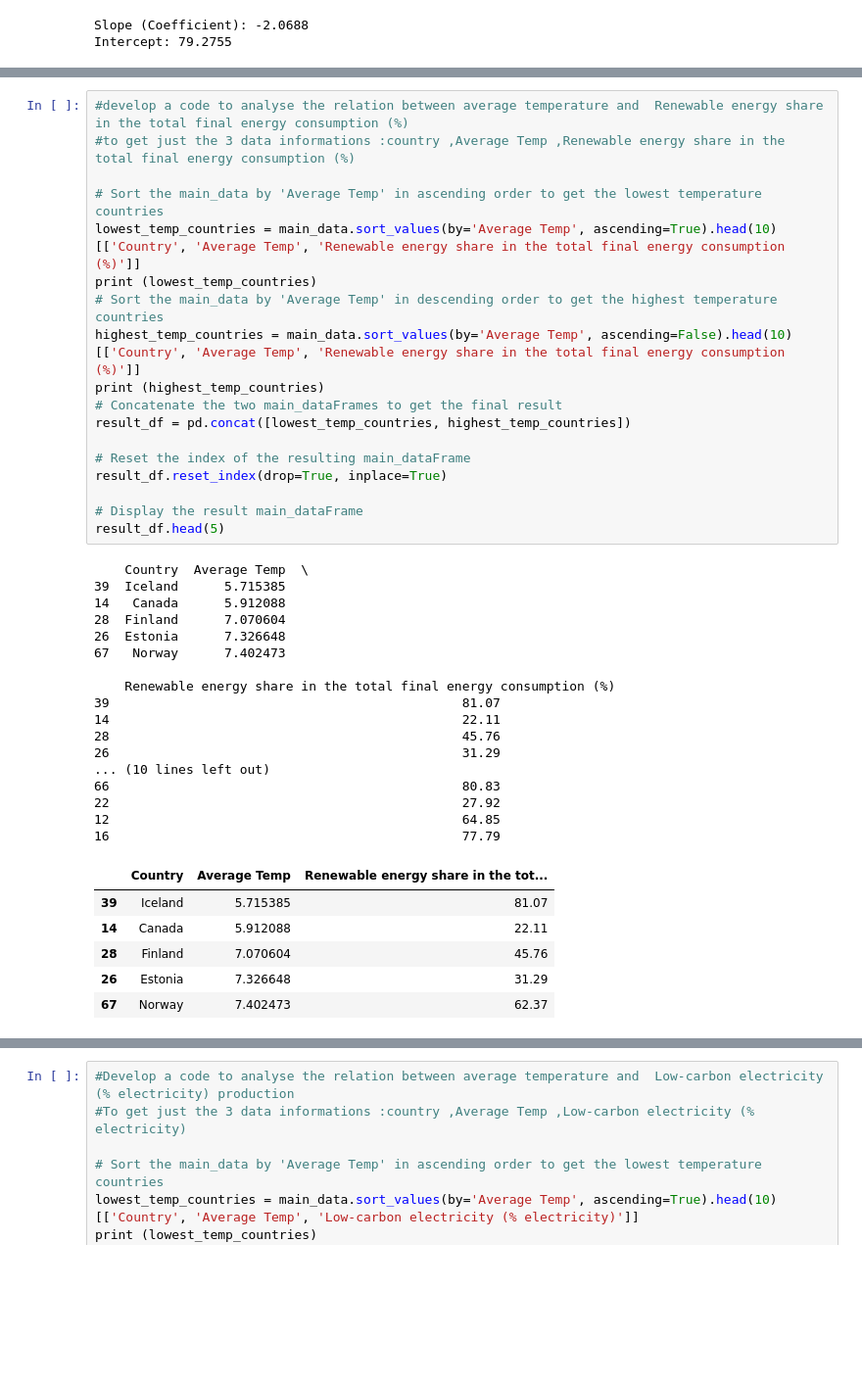
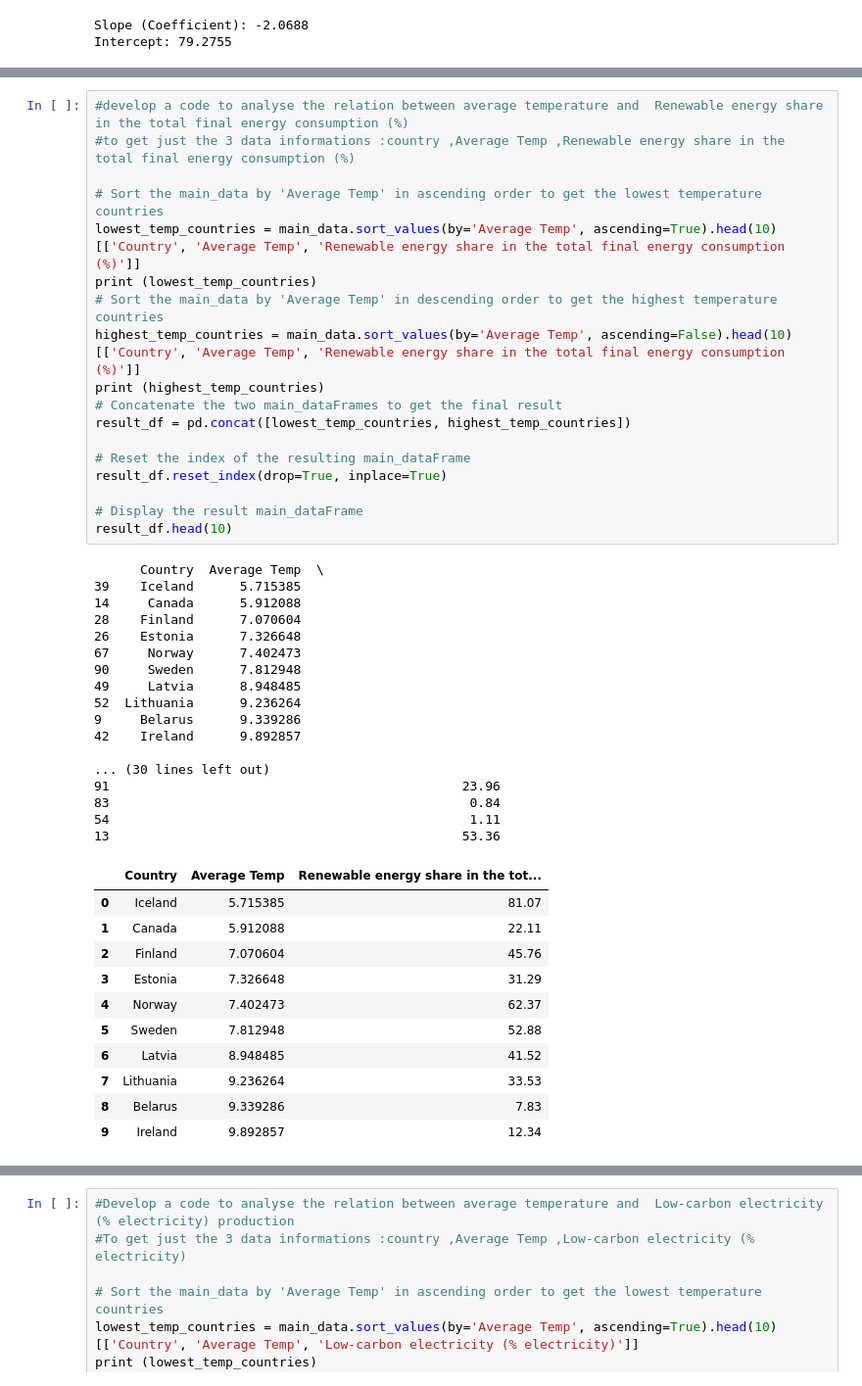
Before and after one commit to yosieph/Project1, a Jupyter notebook: project1update.ipynb, the cells around one changed output, grey strips where cells are left out. Shown at 98% size. Drawn from its saved outputs; the diff is of its cells as text; blank space fills up the shorter version.

```diff
--- a/project1update.ipynb
+++ b/project1update.ipynb
@@ -330,45 +330,50 @@ result_df.head(20)
 # %%
 #develop a code to analyse the relation between average temperature and  Renewable energy share in the total final energy consumption (%)
 #to get just the 3 data informations :country ,Average Temp ,Renewable energy share in the total final energy consumption (%)
 
 # Sort the main_data by 'Average Temp' in ascending order to get the lowest temperature countries
 lowest_temp_countries = main_data.sort_values(by='Average Temp', ascending=True).head(10)[['Country', 'Average Temp', 'Renewable energy share in the total final energy consumption (%)']]
 print (lowest_temp_countries)
 # Sort the main_data by 'Average Temp' in descending order to get the highest temperature countries
 highest_temp_countries = main_data.sort_values(by='Average Temp', ascending=False).head(10)[['Country', 'Average Temp', 'Renewable energy share in the total final energy consumption (%)']]
 print (highest_temp_countries)
 # Concatenate the two main_dataFrames to get the final result
 result_df = pd.concat([lowest_temp_countries, highest_temp_countries])
 
 # Reset the index of the resulting main_dataFrame
 result_df.reset_index(drop=True, inplace=True)
 
 # Display the result main_dataFrame
-result_df.head(5)
+result_df.head(10)
 # %% [output]
-    Country  Average Temp  \
-39  Iceland      5.715385
-14   Canada      5.912088
-28  Finland      7.070604
-26  Estonia      7.326648
-67   Norway      7.402473
+      Country  Average Temp  \
+39    Iceland      5.715385
+14     Canada      5.912088
+28    Finland      7.070604
+26    Estonia      7.326648
+67     Norway      7.402473
+90     Sweden      7.812948
+49     Latvia      8.948485
+52  Lithuania      9.236264
+9     Belarus      9.339286
+42    Ireland      9.892857
 
-    Renewable energy share in the total final energy consumption (%)
-39                                              81.07
-14                                              22.11
-28                                              45.76
-26                                              31.29
-... (10 lines left out)
-66                                              80.83
-22                                              27.92
-12                                              64.85
-16                                              77.79
+... (30 lines left out)
+91                                              23.96
+83                                               0.84
+54                                               1.11
+13                                              53.36
 |  | Country | Average Temp | Renewable energy share in the tot... |
-| 39 | Iceland | 5.715385 | 81.07 |
-| 14 | Canada | 5.912088 | 22.11 |
-| 28 | Finland | 7.070604 | 45.76 |
-| 26 | Estonia | 7.326648 | 31.29 |
-| 67 | Norway | 7.402473 | 62.37 |
+| 0 | Iceland | 5.715385 | 81.07 |
+| 1 | Canada | 5.912088 | 22.11 |
+| 2 | Finland | 7.070604 | 45.76 |
+| 3 | Estonia | 7.326648 | 31.29 |
+| 4 | Norway | 7.402473 | 62.37 |
+| 5 | Sweden | 7.812948 | 52.88 |
+| 6 | Latvia | 8.948485 | 41.52 |
+| 7 | Lithuania | 9.236264 | 33.53 |
+| 8 | Belarus | 9.339286 | 7.83 |
+| 9 | Ireland | 9.892857 | 12.34 |
 # %%
 #Perform a code to visualize the scatter plot and linear regression about  relation between average temperature and  Renewable energy share in the total final energy consumption (%)
 # Create subplots for the visualizations
```
Also changed, not shown: parts of 1 cell of this notebook.
